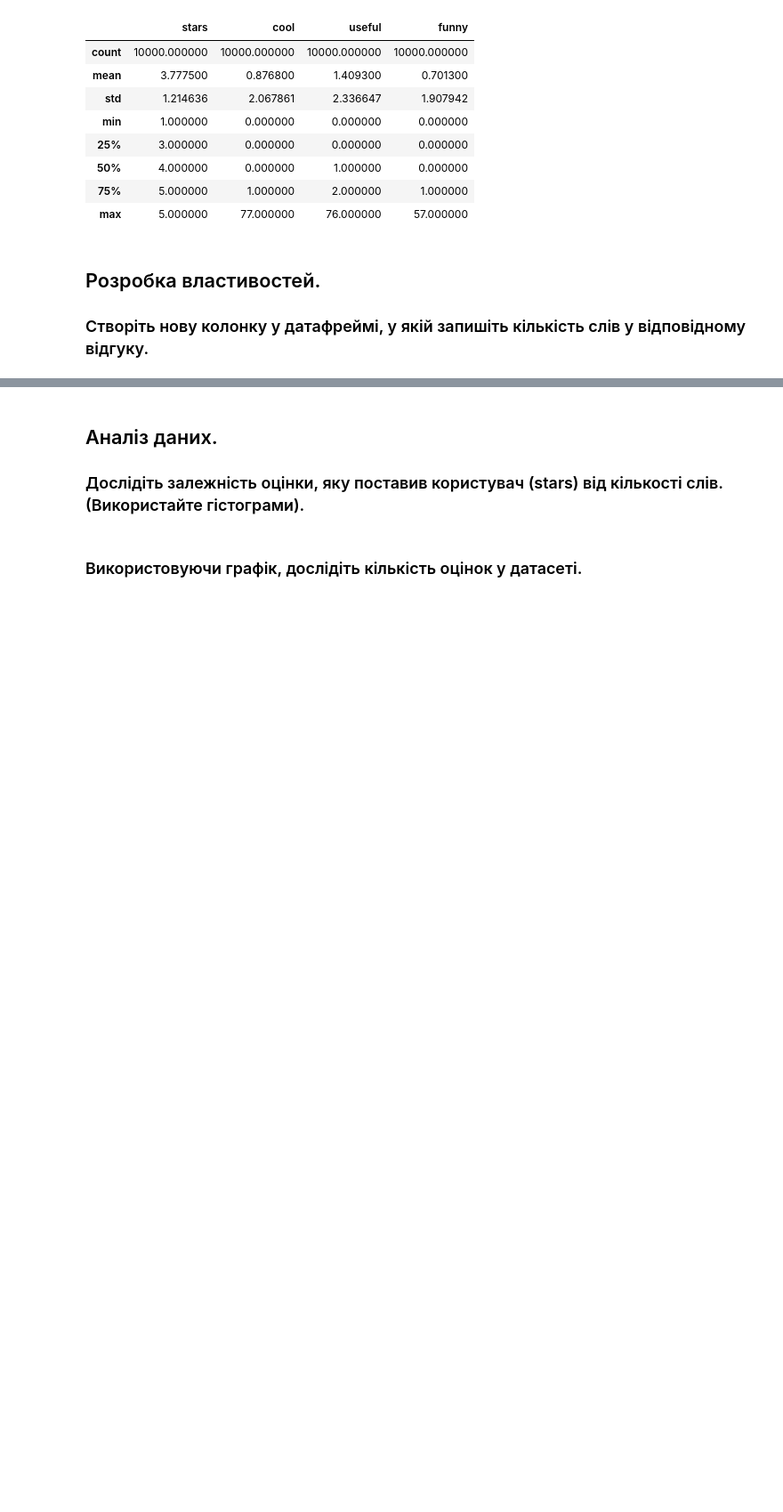
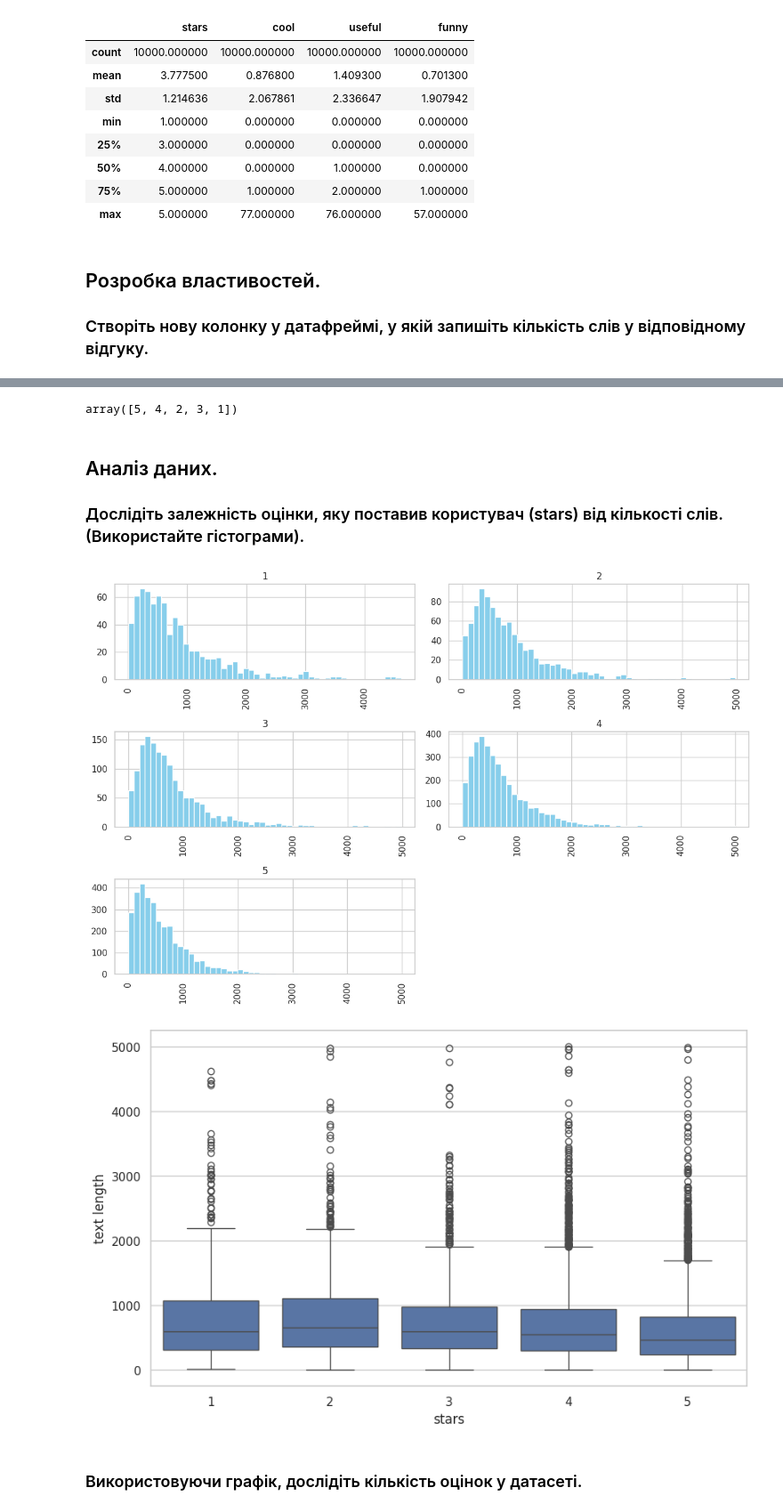
Before and after one commit to 4gn5t/DataInstrumentsPY, a Jupyter notebook: Lab8_TF-IDF/Lab8.ipynb, the cells around one changed output, grey strips where cells are left out. Shown at 89% size. Cells and saved outputs as stored; diff of their text form; code cells hidden in the pictures; blank space fills up the shorter version.

```diff
--- a/Lab8_TF-IDF/Lab8.ipynb
+++ b/Lab8_TF-IDF/Lab8.ipynb
@@ -11,3 +16,6 @@
 # %% [markdown]
 ## Дані.
 ### Завантажте дані з файлу у датафрейм та дослідіть їх.
+# %%
+df = pd.read_csv('yelp.csv')
+df.info()
@@ -44,3 +82,6 @@ memory usage: 781.4+ KB
 # %% [markdown]
 ## Розробка властивостей.
 ### Створіть нову колонку у датафреймі, у якій запишіть кількість слів у відповідному відгуку.
+# %%
+df['text length'] = df['text'].apply(len)
+df.head()
@@ -55,6 +118,23 @@ memory usage: 781.4+ KB
+# %%
+df['stars'].unique()
+# %% [output]
+array([5, 4, 2, 3, 1])
 # %% [markdown]
 ## Аналіз даних.
 
 ### Дослідіть залежність оцінки, яку поставив користувач (stars) від кількості слів. (Використайте гістограми).
+# %%
+%matplotlib inline
+sns.set_style('whitegrid')
+df.hist(column='text length', by='stars', bins=50, figsize=(12, 8), color='skyblue')
+plt.tight_layout()
+plt.show()
+
+plt.figure(figsize=(10, 6))
+sns.boxplot(x='stars', y='text length', data=df)
+plt.show()
+# %% [output]
+[figure, added]
+[figure, added]
 # %% [markdown]
 ### Використовуючи графік, дослідіть кількість оцінок у датасеті.
```
Also changed, not shown: parts of 20 cells of this notebook.
